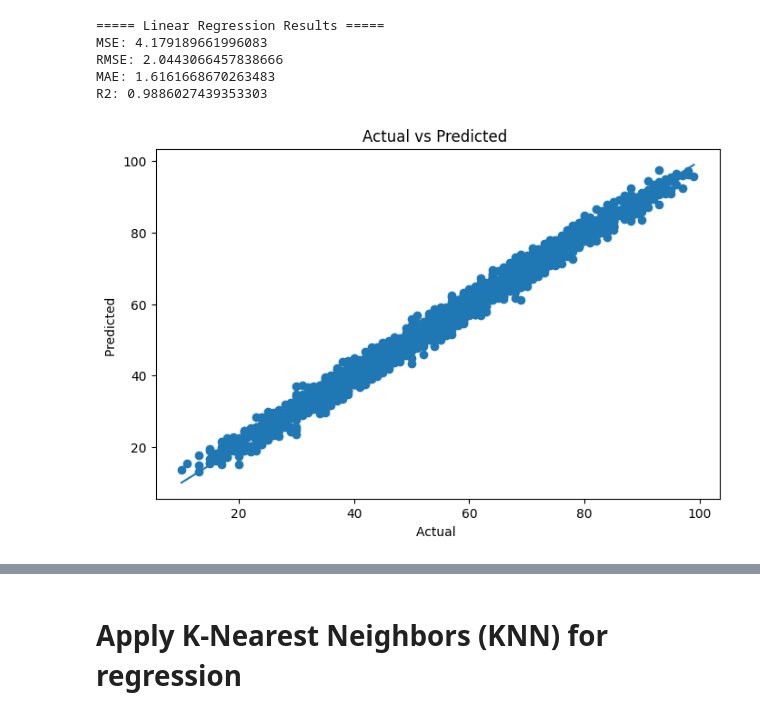
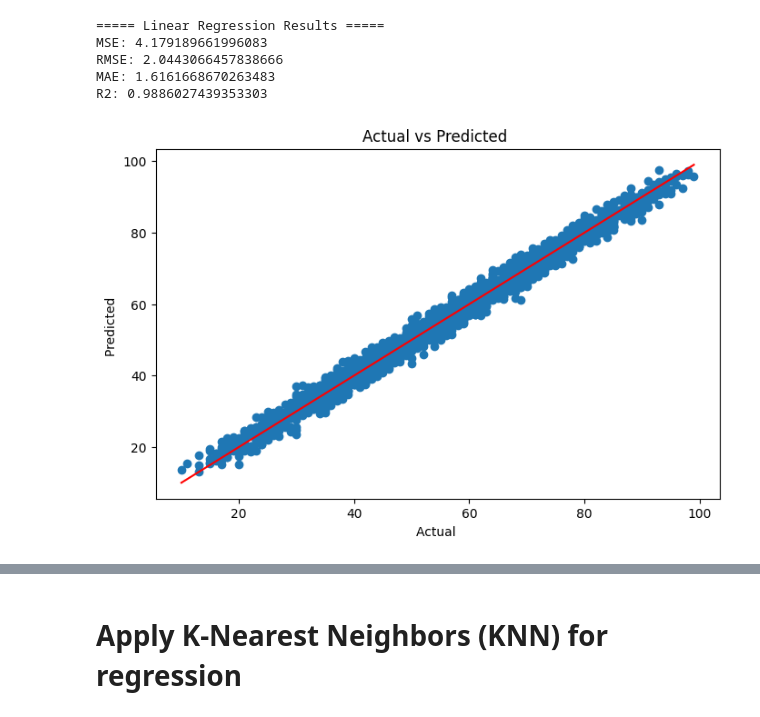
Before and after one commit to HamzaElkotp/College-ML-project, a Jupyter notebook: ML project (Num Data set).ipynb, the cells around one changed output, grey strips where cells are left out. Saved outputs shown, nothing was run; the diff lists cells and outputs as text; code cells hidden in the pictures.

```diff
--- a/ML project (Num Data set).ipynb
+++ b/ML project (Num Data set).ipynb
@@ -220,19 +254,19 @@ R2: 0.9886027439353303
 # %%
 plt.figure(figsize=(8, 5))
 
 plt.scatter(y_test, y_pred_lr)
 plt.xlabel("Actual ")
 plt.ylabel("Predicted ")
 plt.title("Actual vs Predicted ")
 
 # Line y = x for reference (perfect prediction)
 # Find the smallest value across both actual and predicted MPG
 min_val = min(y_test.min(), y_pred_lr.min())
 # Find the largest value across both actual and predicted MPG
 max_val = max(y_test.max(), y_pred_lr.max())
 # Plot a straight line between (min_val, min_val) and (max_val, max_val)
-plt.plot([min_val, max_val], [min_val, max_val])
+plt.plot([min_val, max_val], [min_val, max_val], color='red')
 
 plt.show()
 # %% [output]
-[figure, old version]
+[figure, new version]
```
Also changed, not shown: parts of 26 cells of this notebook.
